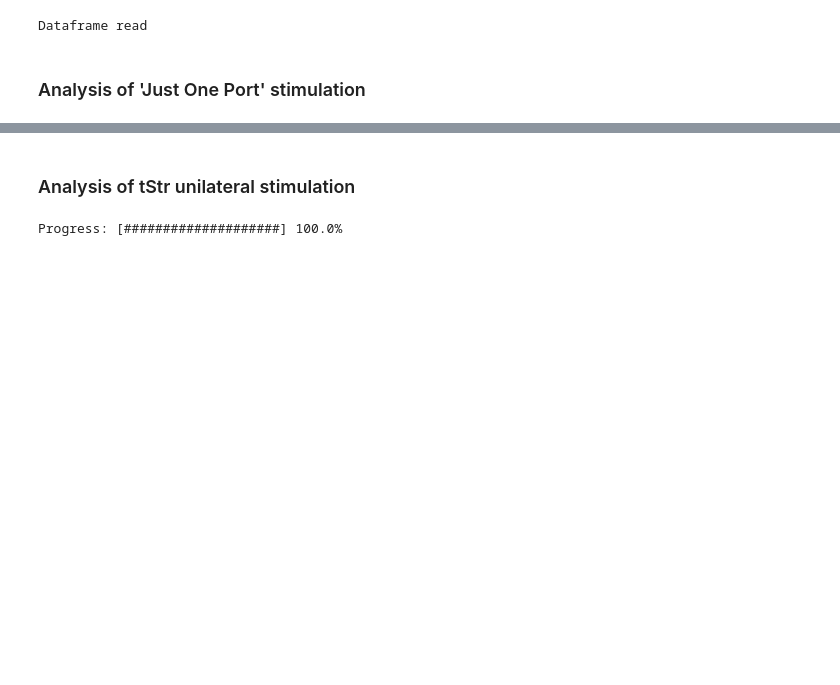
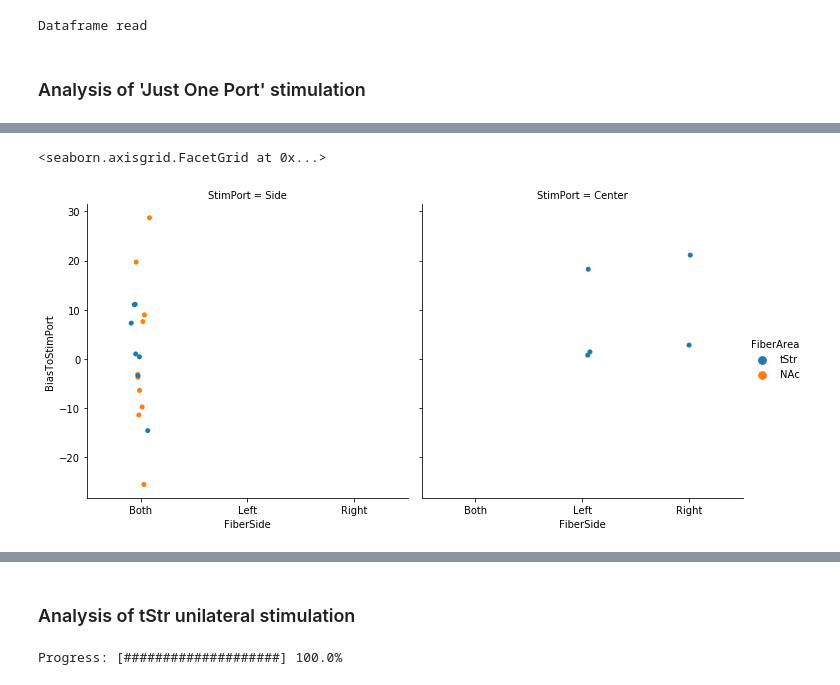
Before and after one commit to HernandoMV/BehaviouralAnalysis, a Jupyter notebook: Dopamine_optostimulation.ipynb, the cells around one changed output, grey strips where cells are left out. Cells and saved outputs as stored; diff of their text form; code cells hidden in the pictures; blank space fills up the shorter version.

```diff
--- a/Dopamine_optostimulation.ipynb
+++ b/Dopamine_optostimulation.ipynb
@@ -160,0 +289,9 @@ Progress: [####################] 100.0%
+# %%
+conditions = opto_df.Protocol=='Aud_Psycho'
+conditions = np.logical_and(conditions, 25 < opto_df.InitialBias)
+conditions = np.logical_and(conditions, 75 > opto_df.InitialBias)
+
+sns.catplot(data=opto_df[conditions], x='FiberSide', y='BiasToStimPort', hue='FiberArea', col='StimPort')
+# %% [output]
+<seaborn.axisgrid.FacetGrid at 0x...>
+[figure, added]
```
Also changed, not shown: parts of 11 cells of this notebook, 1 other file.
